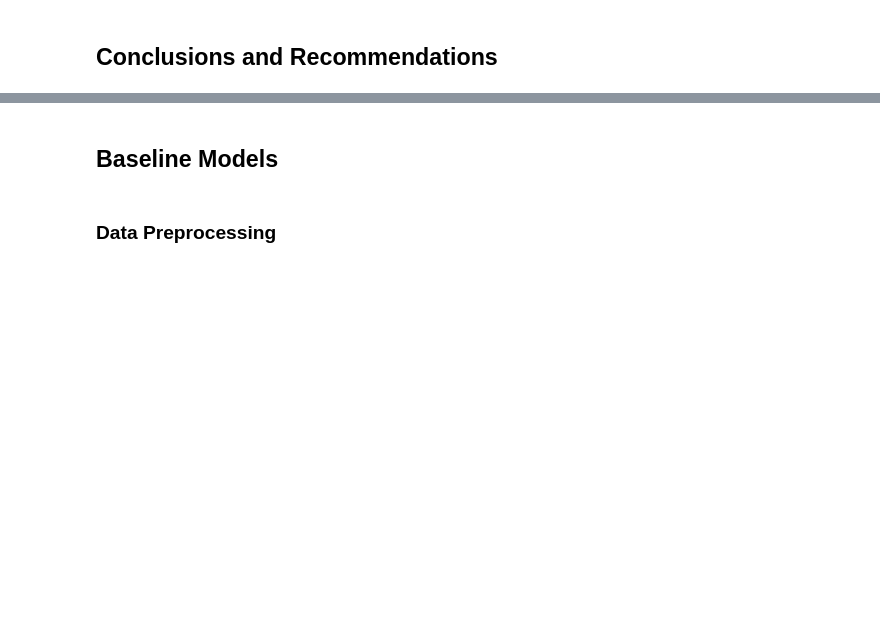
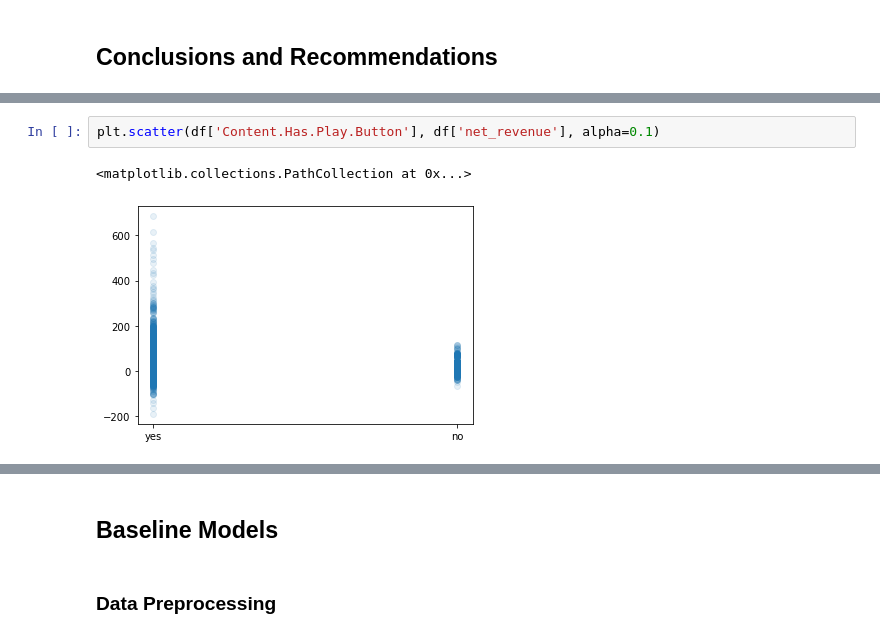
Before and after one commit to carlosjgarza89/ld_tech, a Jupyter notebook: master_notebook.ipynb, the cells around one changed output, grey strips where cells are left out. Drawn from its saved outputs; the diff is of its cells as text; blank space fills up the shorter version.

```diff
--- a/master_notebook.ipynb
+++ b/master_notebook.ipynb
@@ -350,0 +366,5 @@ plt.scatter(df['Date'], df['net_revenue'], alpha=0.1)
+# %%
+plt.scatter(df['Content.Has.Play.Button'], df['net_revenue'], alpha=0.1)
+# %% [output]
+<matplotlib.collections.PathCollection at 0x...>
+[figure, added]
```
Also changed, not shown: parts of 5 cells of this notebook, 3 other files.
